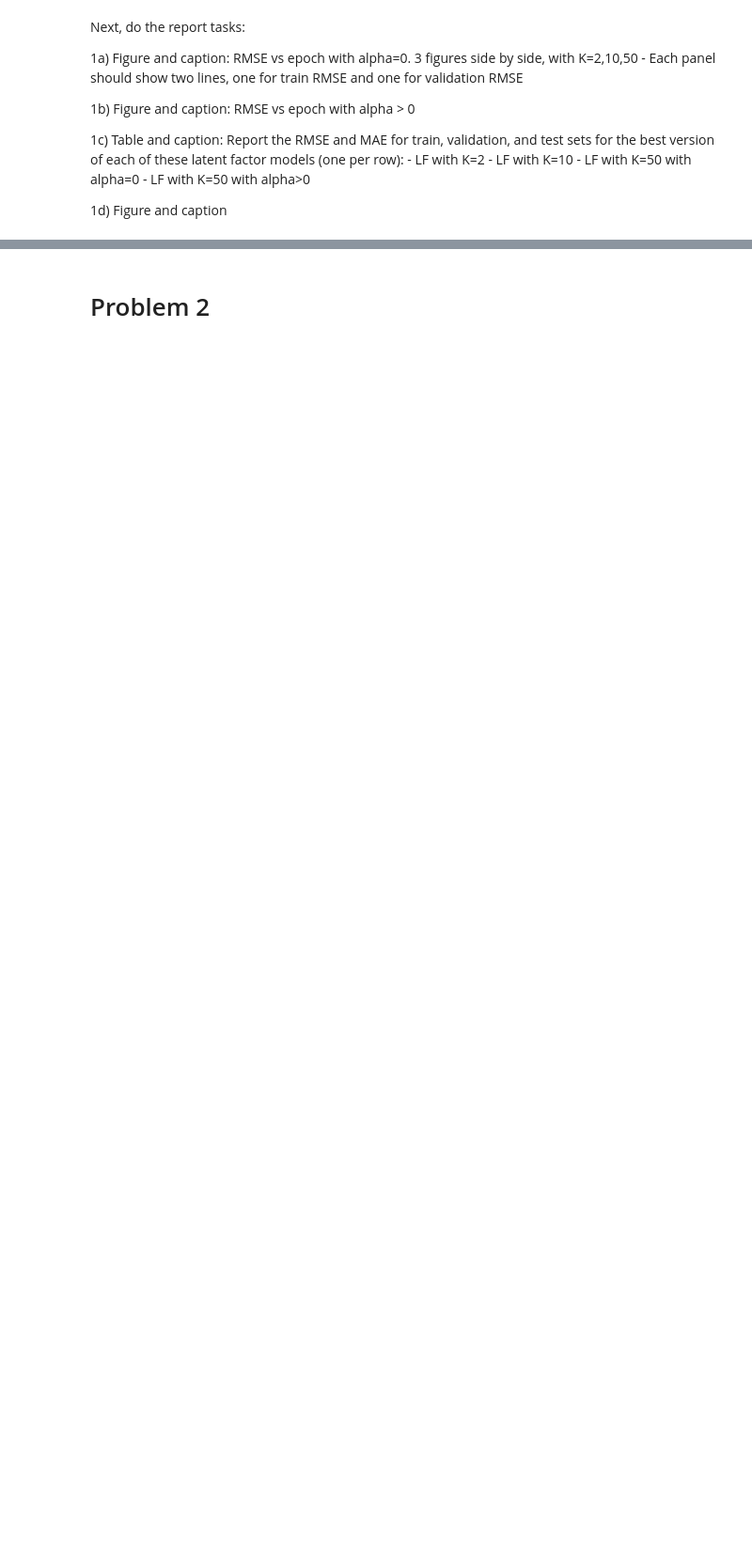
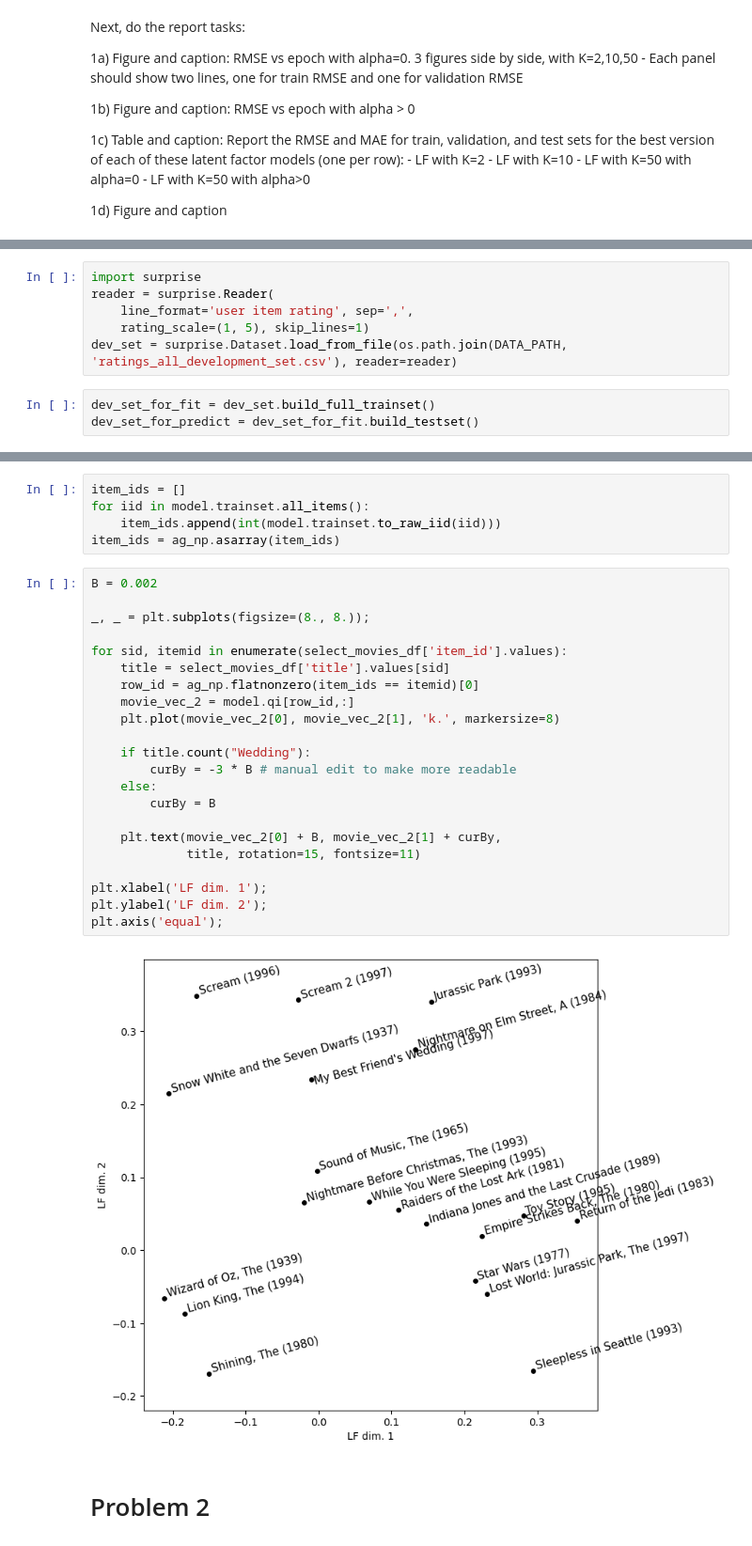
Before and after one commit to behrensm03/cs135-project2, a Jupyter notebook: Project B.ipynb, the cells around one changed output, grey strips where cells are left out. Shown at 94% size. Saved outputs shown, nothing was run; the diff lists cells and outputs as text; blank space fills up the shorter version.

```diff
--- a/Project B.ipynb
+++ b/Project B.ipynb
@@ -239,0 +290,9 @@ Next, do the report tasks:
+# %%
+import surprise
+reader = surprise.Reader(
+    line_format='user item rating', sep=',',
+    rating_scale=(1, 5), skip_lines=1)
+dev_set = surprise.Dataset.load_from_file(os.path.join(DATA_PATH, 'ratings_all_development_set.csv'), reader=reader)
+# %%
+dev_set_for_fit = dev_set.build_full_trainset()
+dev_set_for_predict = dev_set_for_fit.build_testset()
@@ -240,2 +312,31 @@ Next, do the report tasks:
+# %%
+item_ids = []
+for iid in model.trainset.all_items():
+    item_ids.append(int(model.trainset.to_raw_iid(iid)))
+item_ids = ag_np.asarray(item_ids)
+# %%
+B = 0.002
+
+_, _ = plt.subplots(figsize=(8., 8.));
+
+for sid, itemid in enumerate(select_movies_df['item_id'].values):
+    title = select_movies_df['title'].values[sid]
+    row_id = ag_np.flatnonzero(item_ids == itemid)[0]
+    movie_vec_2 = model.qi[row_id,:]
+    plt.plot(movie_vec_2[0], movie_vec_2[1], 'k.', markersize=8)
+
+    if title.count("Wedding"):
+        curBy = -3 * B # manual edit to make more readable
+    else:
+        curBy = B
+
+    plt.text(movie_vec_2[0] + B, movie_vec_2[1] + curBy,
+             title, rotation=15, fontsize=11)
+
+plt.xlabel('LF dim. 1');
+plt.ylabel('LF dim. 2');
+plt.axis('equal');
+# %% [output]
+[figure, added]
 # %% [markdown]
 # Problem 2
```
Also changed, not shown: parts of 11 cells of this notebook, 2 other files.
